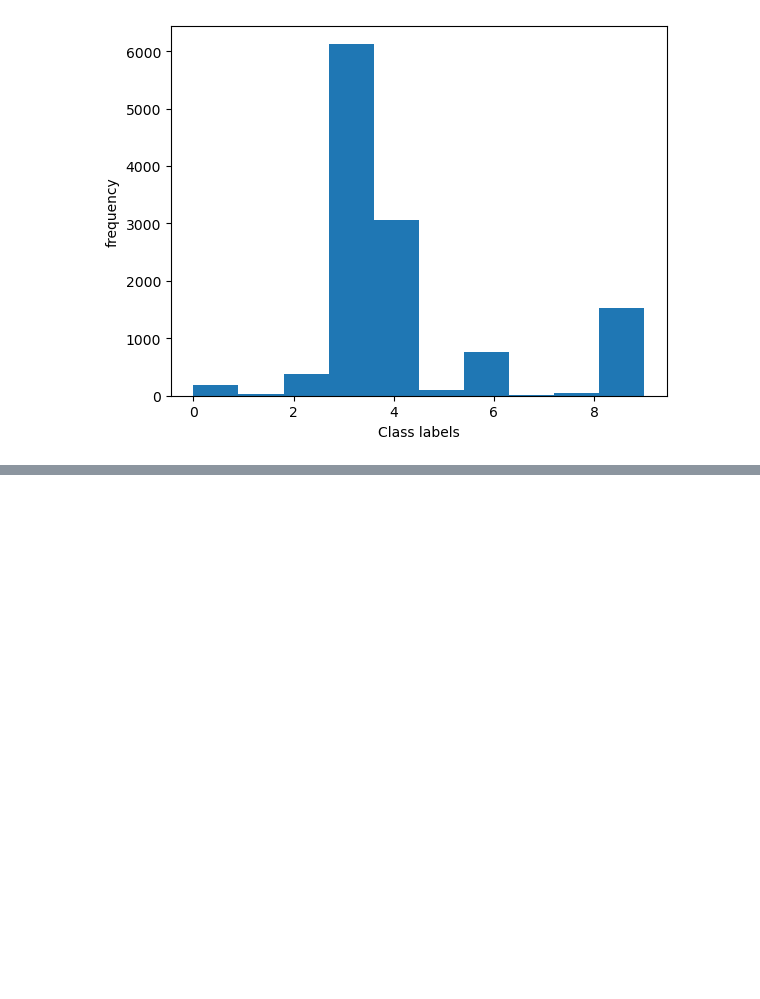
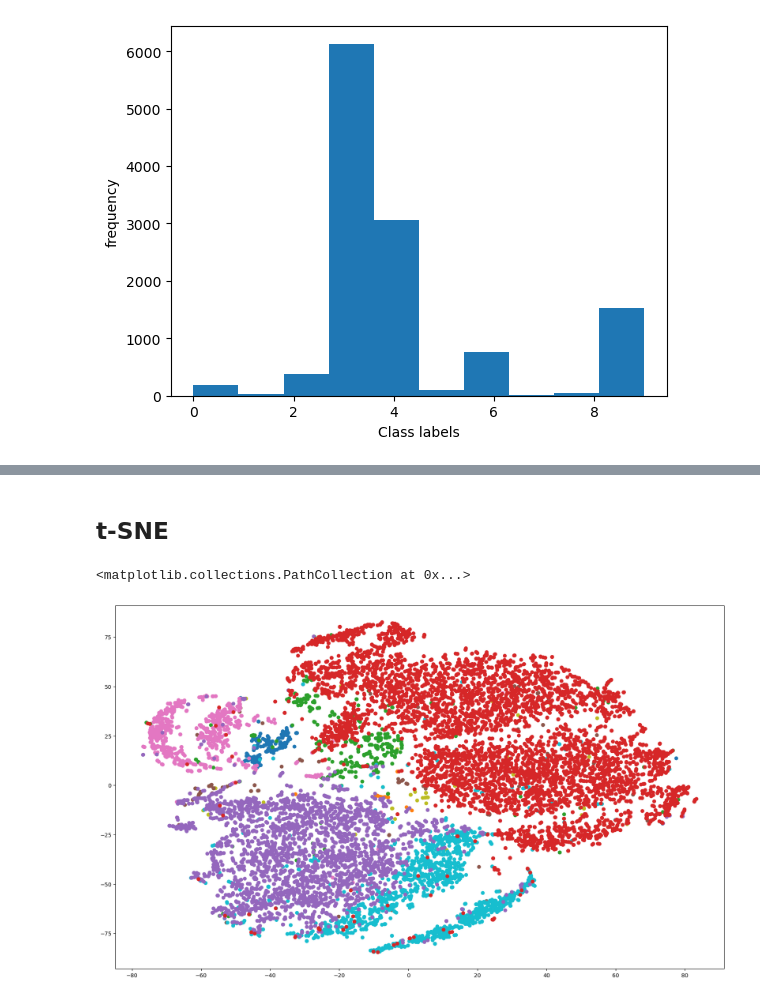
Before and after one commit to mangesh-sakordekar/Anomaly-Detection, a Jupyter notebook: Assignments/Assignment 02/CSC730_Assignment2.ipynb, the cells around one changed output, grey strips where cells are left out. Saved outputs shown, nothing was run; the diff lists cells and outputs as text; code cells hidden in the pictures; blank space fills up the shorter version.

```diff
--- a/Assignments/Assignment 02/CSC730_Assignment2.ipynb
+++ b/Assignments/Assignment 02/CSC730_Assignment2.ipynb
@@ -160,0 +216,12 @@ plt.scatter(d2[:, 0], d2[:,1], c=clusters, cmap='tab10')
+# %% [markdown]
+## t-SNE
+# %%
+# Perform t-SNE
+tsne = TSNE(n_components=2, random_state=42)
+X_tsne = tsne.fit_transform(X_scaled)
+# %%
+plt.figure(figsize=(20,12))
+plt.scatter(X_tsne[:, 0], X_tsne[:,1], c=y, cmap='tab10')
+# %% [output]
+<matplotlib.collections.PathCollection at 0x...>
+[figure, added]
```
Also changed, not shown: parts of 36 cells of this notebook, 4 other files.
